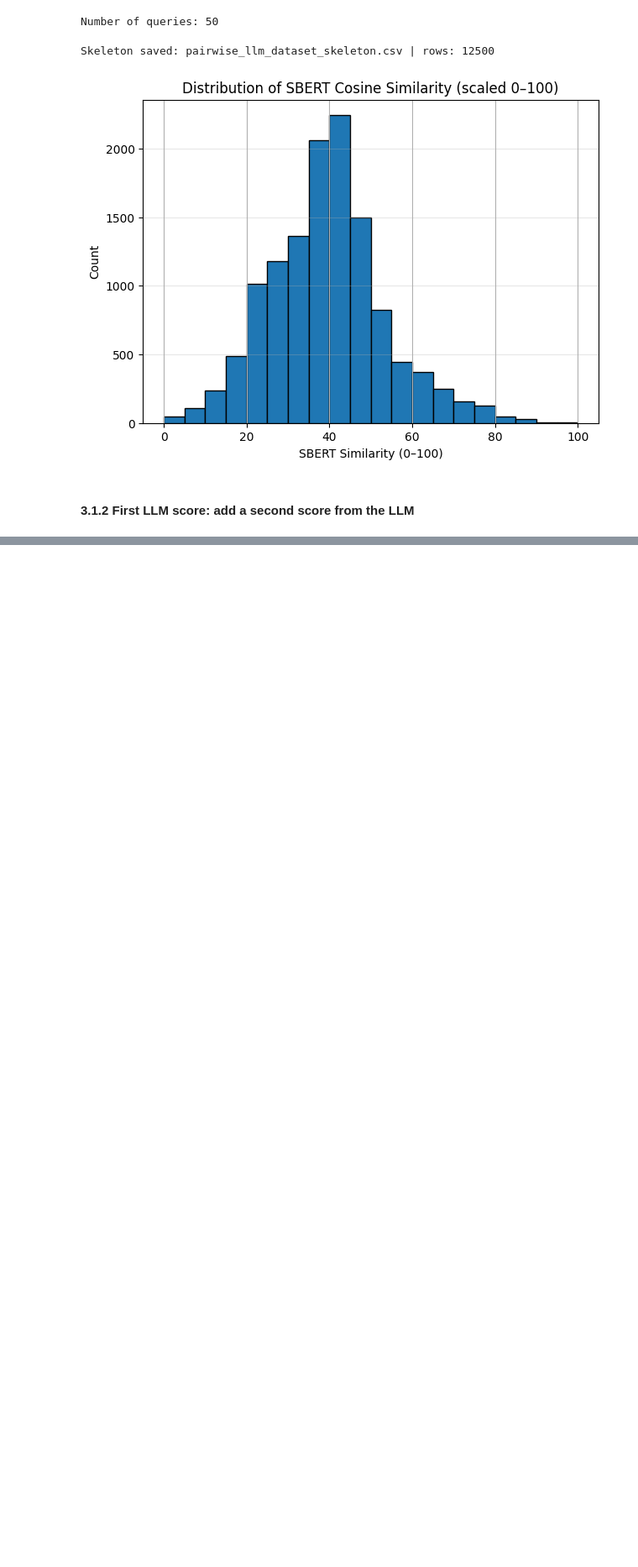
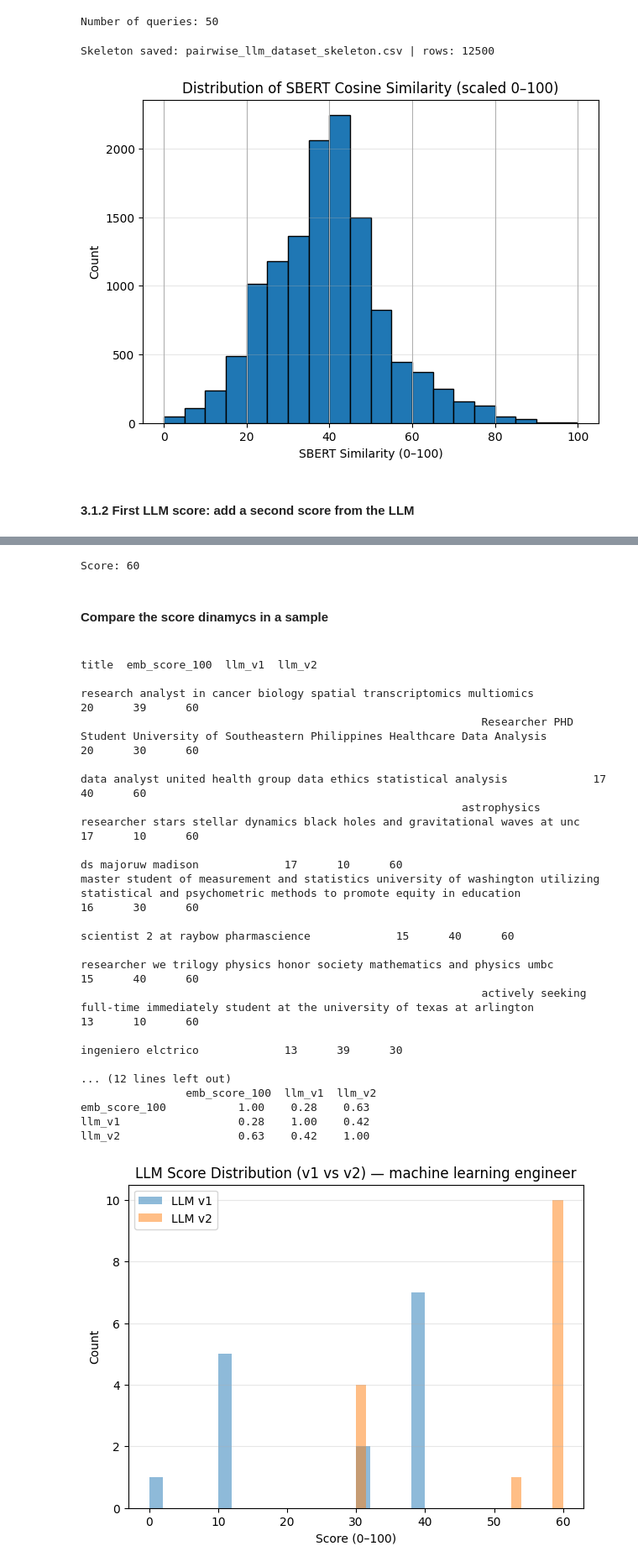
Before and after one commit to FederCO23/Potential_Talents_-_Yc1Y0PqXJsbGtBoy, a Jupyter notebook: Potential_Talents_part5.ipynb, the cells around one changed output, grey strips where cells are left out. Shown: that part at 84% size. Drawn from its saved outputs; the diff is of its cells as text; code cells hidden in the pictures; blank space fills up the shorter version.

```diff
--- a/Potential_Talents_part5.ipynb
+++ b/Potential_Talents_part5.ipynb
@@ -654,0 +702,63 @@ Score: 0
+# %%
+score = score_one_pair("machine learning engineer", "data scientist", build_prompt_fn=build_prompt_v2, max_new_tokens=12)
+print("Score:", score)
+# %% [output]
+Score: 60
+# %% [markdown]
+#### Compare the score dinamycs in a sample
+# %%
+# pick one querry
+Q = "machine learning engineer"
+sample = df_ft_ds[df_ft_ds["query"] == Q].head(15).copy()  # adjust N if you want
+
+def score_batch(query: str, titles: list[str], build_prompt_fn, max_new_tokens=12) -> list[int]:
+    scores = []
+    for t in titles:
+        s = score_one_pair(query, t, build_prompt_fn=build_prompt_fn, max_new_tokens=max_new_tokens)
+        scores.append(int(s))
+    return scores
+
+titles = sample["title"].tolist()
+sample["llm_v1"] = score_batch(Q, titles, build_prompt_fn=build_prompt_v1, max_new_tokens=12)
+sample["llm_v2"] = score_batch(Q, titles, build_prompt_fn=build_prompt_v2, max_new_tokens=12)
+
+# quick view
+print(sample[["title", "emb_score_100", "llm_v1", "llm_v2"]].head(10).to_string(index=False))
+
+# simple stats
+print("\nStats:")
+print(sample[["emb_score_100","llm_v1","llm_v2"]].describe().round(2))
+
+# correlation with SBERT (just to sanity-check consistency, not a target)
+corr = sample[["emb_score_100","llm_v1","llm_v2"]].corr().round(2)
+print("\nCorrelations:\n", corr)
+
+# hist overlay
+plt.figure(figsize=(7,5))
+sample["llm_v1"].plot(kind="hist", bins=20, alpha=0.5, label="LLM v1")
+sample["llm_v2"].plot(kind="hist", bins=20, alpha=0.5, label="LLM v2")
+plt.title(f"LLM Score Distribution (v1 vs v2) — {Q}")
+plt.xlabel("Score (0–100)")
+plt.ylabel("Count")
+plt.legend()
+plt.grid(axis="y", alpha=0.3)
+plt.show()
+# %% [output]
+                                                                                                                                              title  emb_score_100  llm_v1  llm_v2
+                                                                              research analyst in cancer biology spatial transcriptomics multiomics             20      39      60
+                                                             Researcher PHD Student University of Southeastern Philippines Healthcare Data Analysis             20      30      60
+                                                                                  data analyst united health group data ethics statistical analysis             17      40      60
+                                                          astrophysics researcher stars stellar dynamics black holes and gravitational waves at unc             17      10      60
+                                                                                                                                 ds majoruw madison             17      10      60
+master student of measurement and statistics university of washington utilizing statistical and psychometric methods to promote equity in education             16      30      60
+                                                                                                                scientist 2 at raybow pharmascience             15      40      60
+                                                                           researcher we trilogy physics honor society mathematics and physics umbc             15      40      60
+                                                             actively seeking full-time immediately student at the university of texas at arlington             13      10      60
+                                                                                                                                 ingeniero elctrico             13      39      30
+
+... (12 lines left out)
+                emb_score_100  llm_v1  llm_v2
+emb_score_100           1.00    0.28    0.63
+llm_v1                  0.28    1.00    0.42
+llm_v2                  0.63    0.42    1.00
+[figure, added]
```
Also changed, not shown: parts of 13 cells of this notebook.
